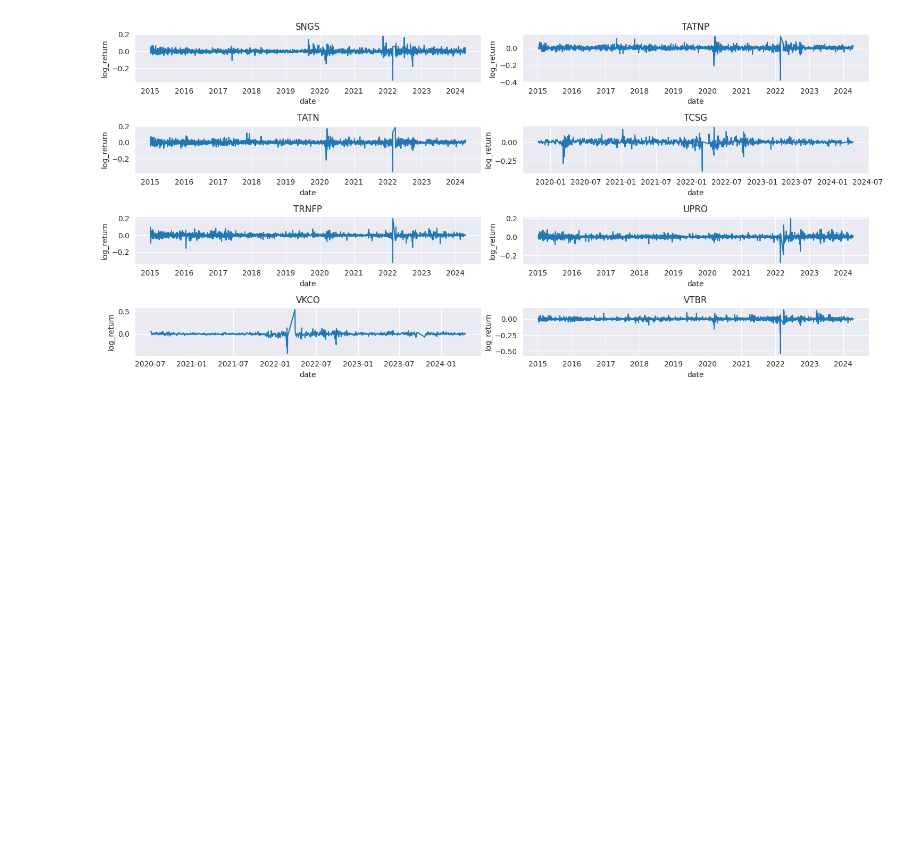
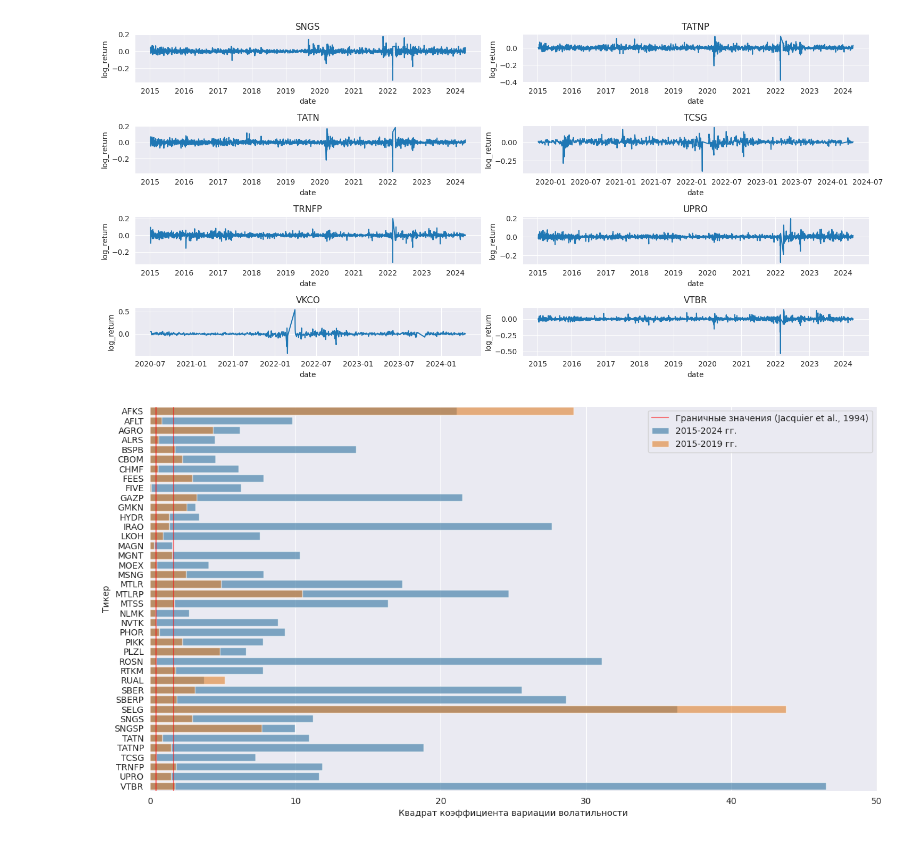
Before and after one commit to Dangerio/optimization-algorithm, a Jupyter notebook: methods_comparison/real_data/data_vis_and_processing.ipynb, the cells around one changed output. Drawn from its saved outputs; the diff is of its cells as text; code cells hidden in the pictures; blank space fills up the shorter version.

Commit message:
Make visualization of CV^2

```diff
--- a/methods_comparison/real_data/data_vis_and_processing.ipynb
+++ b/methods_comparison/real_data/data_vis_and_processing.ipynb
@@ -38,3 +39,45 @@ plot_log_returns(df, tickers[30:40])
 plot_log_returns(df, tickers[40:])
 # %% [output]
 [figure]
+# %%
+def calculate_volatility_cv_sq(log_returns):
+    mean_second_power = np.mean(np.power(log_returns, 2))
+    mean_fourth_power = np.mean(np.power(log_returns, 4))
+    return mean_fourth_power / (3 * mean_second_power**2) - 1
+# %%
+long_ticker_mask = df.groupby(by="ticker").min()["date"].dt.year < 2020
+
+cv_sq_full = (
+    df[["ticker", "log_return"]]
+    .groupby(by="ticker")
+    .agg(calculate_volatility_cv_sq)
+    .rename(columns={"log_return": "vol_cv_squared"})
+    .sort_values(by="vol_cv_squared")
+)[long_ticker_mask]
+
+cv_sq_part = (
+    df.loc[df.date.dt.year < 2020, ["ticker", "log_return"]]
+    .groupby(by="ticker")
+    .agg(calculate_volatility_cv_sq)
+    .rename(columns={"log_return": "vol_cv_squared"})
+    .sort_values(by="vol_cv_squared")
+)[long_ticker_mask]
+# %%
+fix, ax = plt.subplots(figsize=(15, 8))
+
+sns.barplot(data=cv_sq_full.sort_index(), y="ticker", x="vol_cv_squared", label="2015-2024 гг.", alpha=0.6);
+sns.barplot(data=cv_sq_part.sort_index(), y="ticker", x="vol_cv_squared", label="2015-2019 гг.", alpha=0.6);
+
+ax.set_xlabel("Квадрат коэффициента вариации волатильности")
+ax.set_ylabel("Тикер")
+
+ax.axvline(x=0.41, color="red", alpha=0.5, label="Граничные значения (Jacquier et al., 1994)")
+ax.axvline(x=1.61, color="red", alpha=0.5)
+
+ax.legend()
+
+ax.set_xlim(0, 50);
+
+plt.savefig("plots/cv_values.svg", format="svg")
+# %% [output]
+[figure, added]
```
Also changed, not shown: parts of 1 cell of this notebook, 1 other file.
